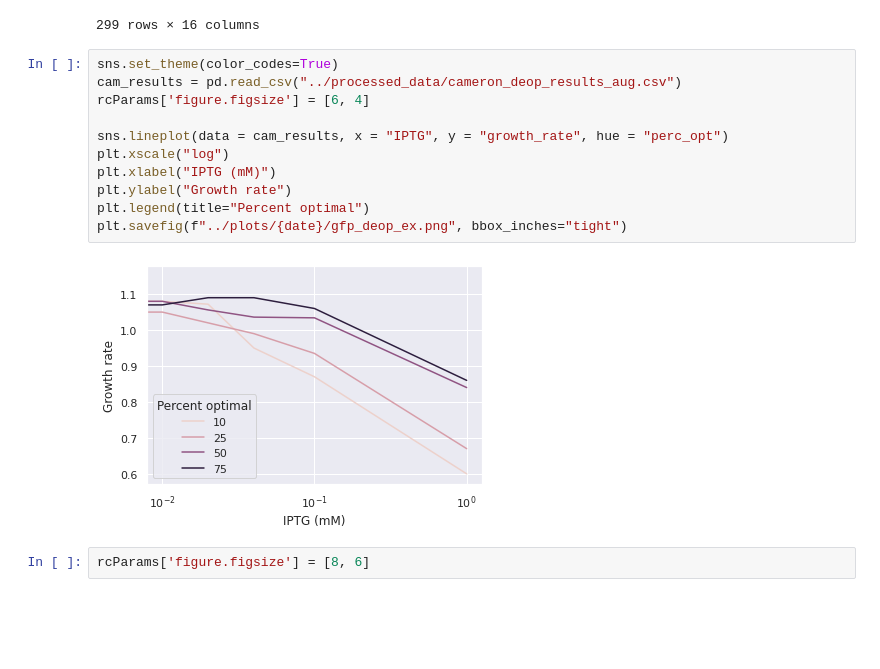
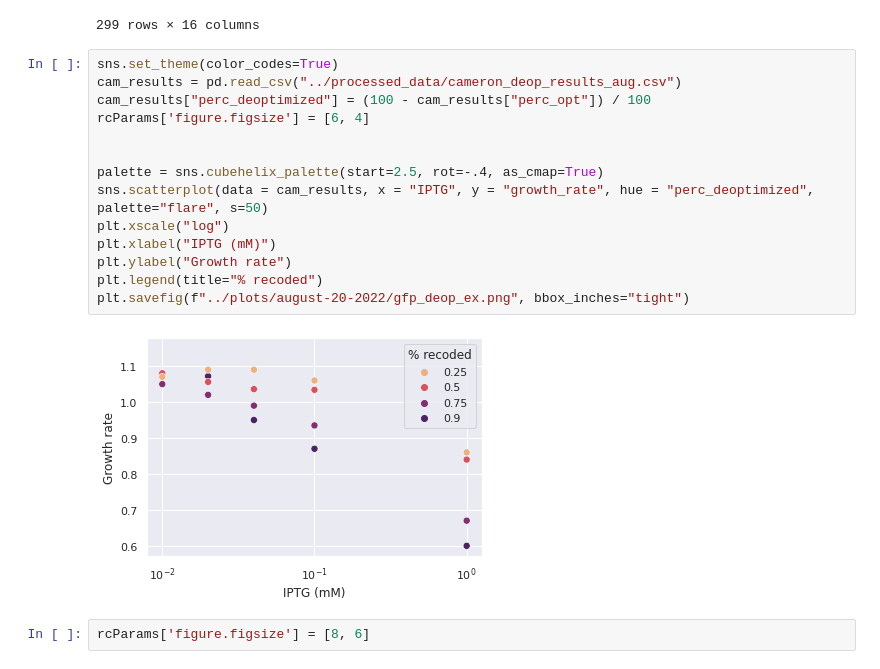
Before and after one commit to alexismhill3/tRNA-dynamics, a Jupyter notebook: notebooks/august-20-2022.ipynb, the cells around one changed output. Saved outputs shown, nothing was run; the diff lists cells and outputs as text; blank space fills up the shorter version.

Commit message:
remake cameron recoded GFP plot

```diff
--- a/notebooks/august-20-2022.ipynb
+++ b/notebooks/august-20-2022.ipynb
@@ -185,16 +187,19 @@ pivot_d
 # %%
 sns.set_theme(color_codes=True)
 cam_results = pd.read_csv("../processed_data/cameron_deop_results_aug.csv")
+cam_results["perc_deoptimized"] = (100 - cam_results["perc_opt"]) / 100
 rcParams['figure.figsize'] = [6, 4]
 
-sns.lineplot(data = cam_results, x = "IPTG", y = "growth_rate", hue = "perc_opt")
+
+palette = sns.cubehelix_palette(start=2.5, rot=-.4, as_cmap=True)
+sns.scatterplot(data = cam_results, x = "IPTG", y = "growth_rate", hue = "perc_deoptimized", palette="flare", s=50)
 plt.xscale("log")
 plt.xlabel("IPTG (mM)")
 plt.ylabel("Growth rate")
-plt.legend(title="Percent optimal")
-plt.savefig(f"../plots/{date}/gfp_deop_ex.png", bbox_inches="tight")
+plt.legend(title="% recoded")
+plt.savefig(f"../plots/august-20-2022/gfp_deop_ex.png", bbox_inches="tight")
 # %% [output]
-[figure, old version]
+[figure, new version]
 # %%
 rcParams['figure.figsize'] = [8, 6]
 # %%
```
Also changed, not shown: parts of 1 cell of this notebook, 2 other files.
